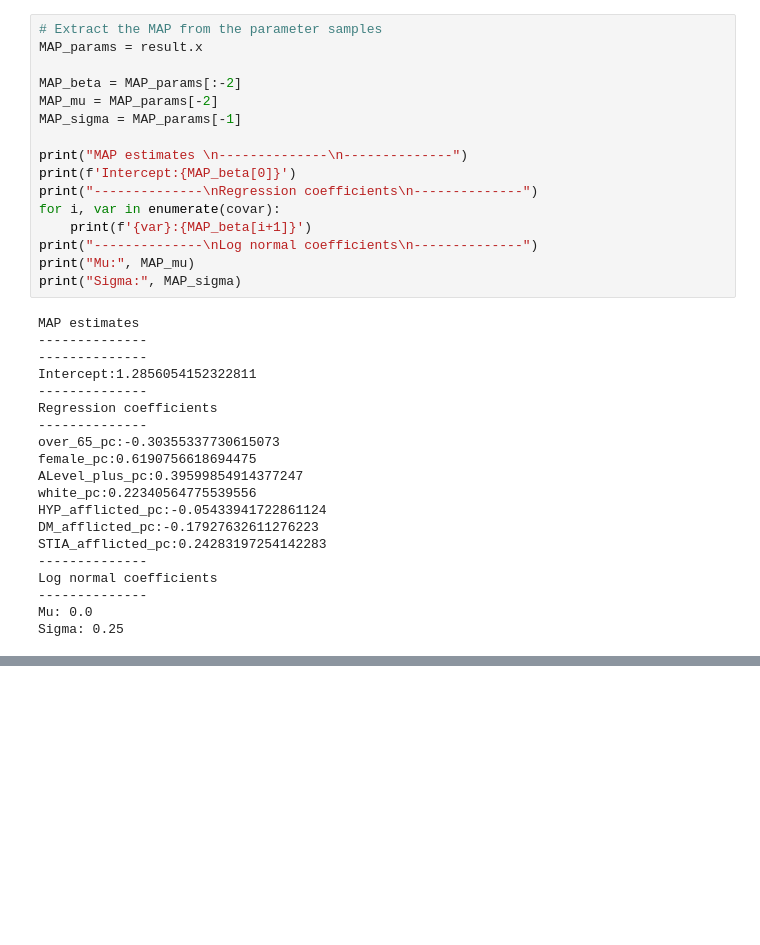
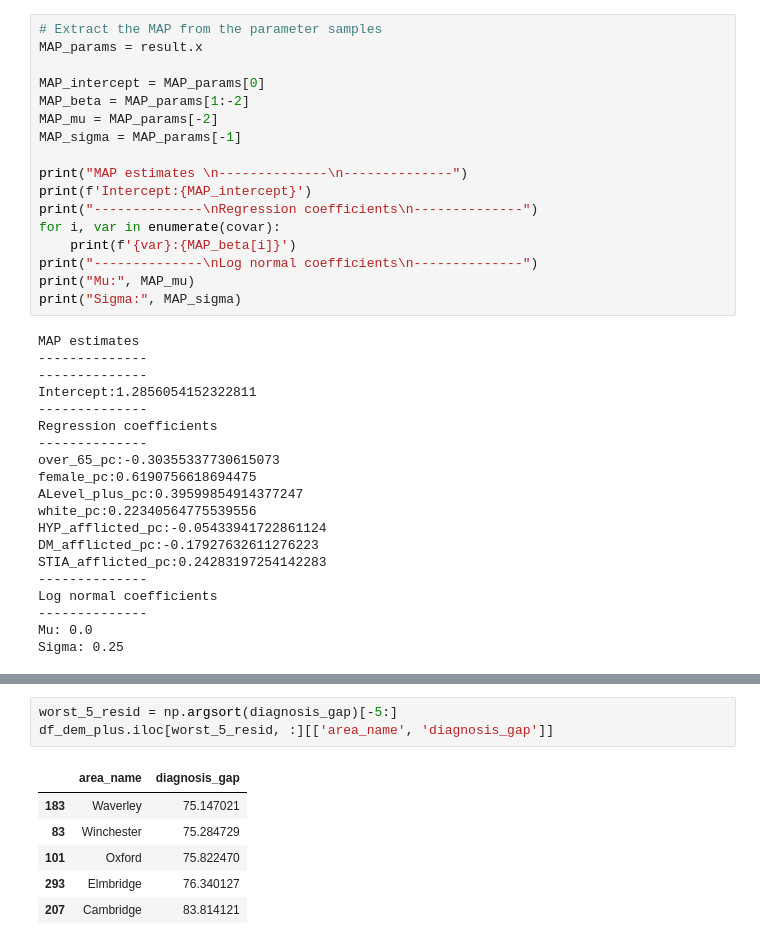
Before and after one commit to Bea-Taylor/DifDem_inequalities, a Jupyter notebook: nbs/core/05c_optimise_function.ipynb, the cells around one changed output, grey strips where cells are left out. Saved outputs shown, nothing was run; the diff lists cells and outputs as text; blank space fills up the shorter version.

```diff
--- a/nbs/core/05c_optimise_function.ipynb
+++ b/nbs/core/05c_optimise_function.ipynb
@@ -110,15 +233,16 @@ result
 # Extract the MAP from the parameter samples
 MAP_params = result.x
 
-MAP_beta = MAP_params[:-2]
+MAP_intercept = MAP_params[0]
+MAP_beta = MAP_params[1:-2]
 MAP_mu = MAP_params[-2]
 MAP_sigma = MAP_params[-1]
 
 print("MAP estimates \n--------------\n--------------")
-print(f'Intercept:{MAP_beta[0]}')
+print(f'Intercept:{MAP_intercept}')
 print("--------------\nRegression coefficients\n--------------")
 for i, var in enumerate(covar):
-    print(f'{var}:{MAP_beta[i+1]}')
+    print(f'{var}:{MAP_beta[i]}')
 print("--------------\nLog normal coefficients\n--------------")
 print("Mu:", MAP_mu)
 print("Sigma:", MAP_sigma)
@@ -170,0 +323,10 @@ plt.show()
+# %%
+worst_5_resid = np.argsort(diagnosis_gap)[-5:]
+df_dem_plus.iloc[worst_5_resid, :][['area_name', 'diagnosis_gap']]
+# %% [output]
+|  | area_name | diagnosis_gap |
+| 183 | Waverley | 75.147021 |
+| 83 | Winchester | 75.284729 |
+| 101 | Oxford | 75.822470 |
+| 293 | Elmbridge | 76.340127 |
+| 207 | Cambridge | 83.814121 |
```
Also changed, not shown: parts of 15 cells of this notebook, 2 other files.
